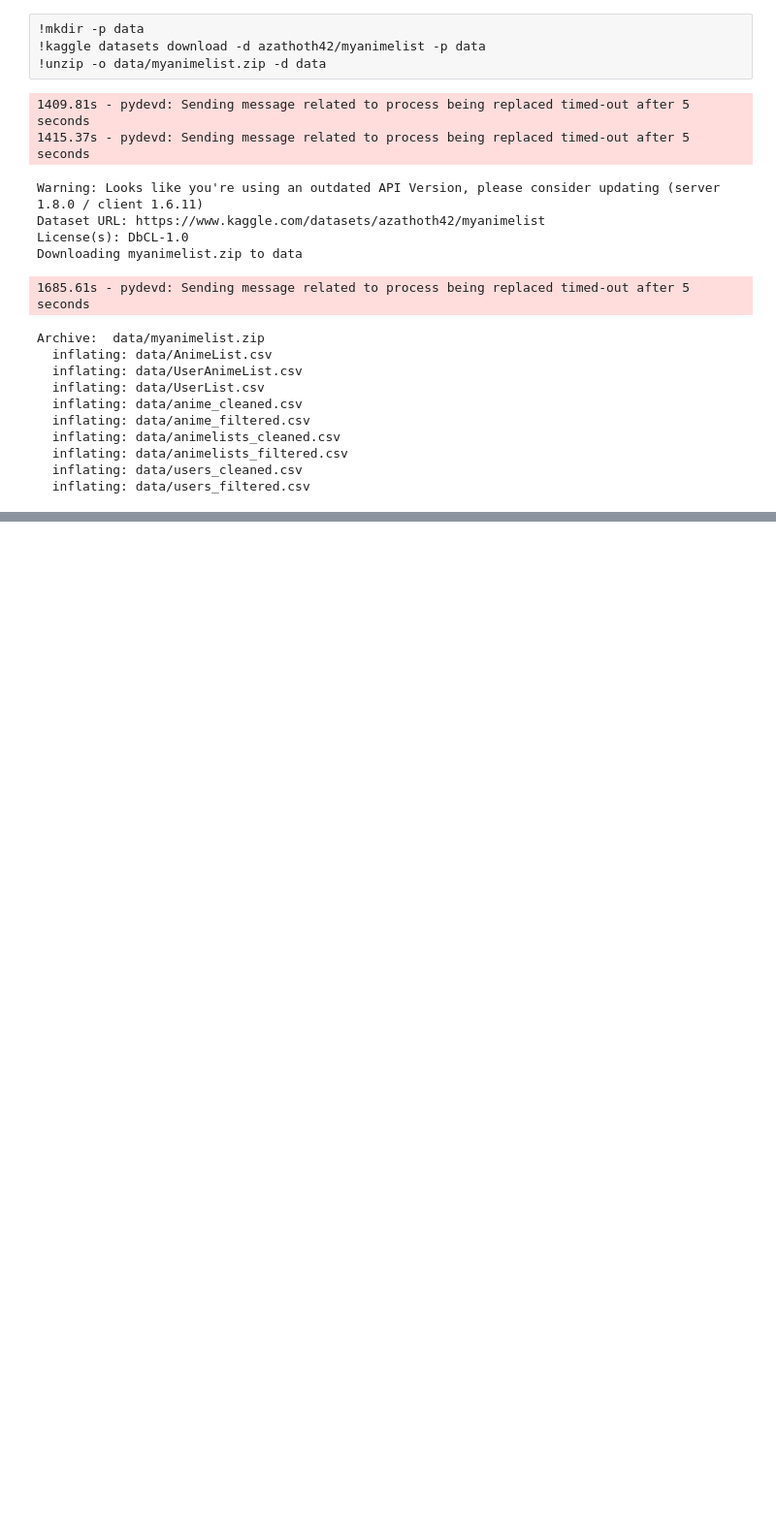
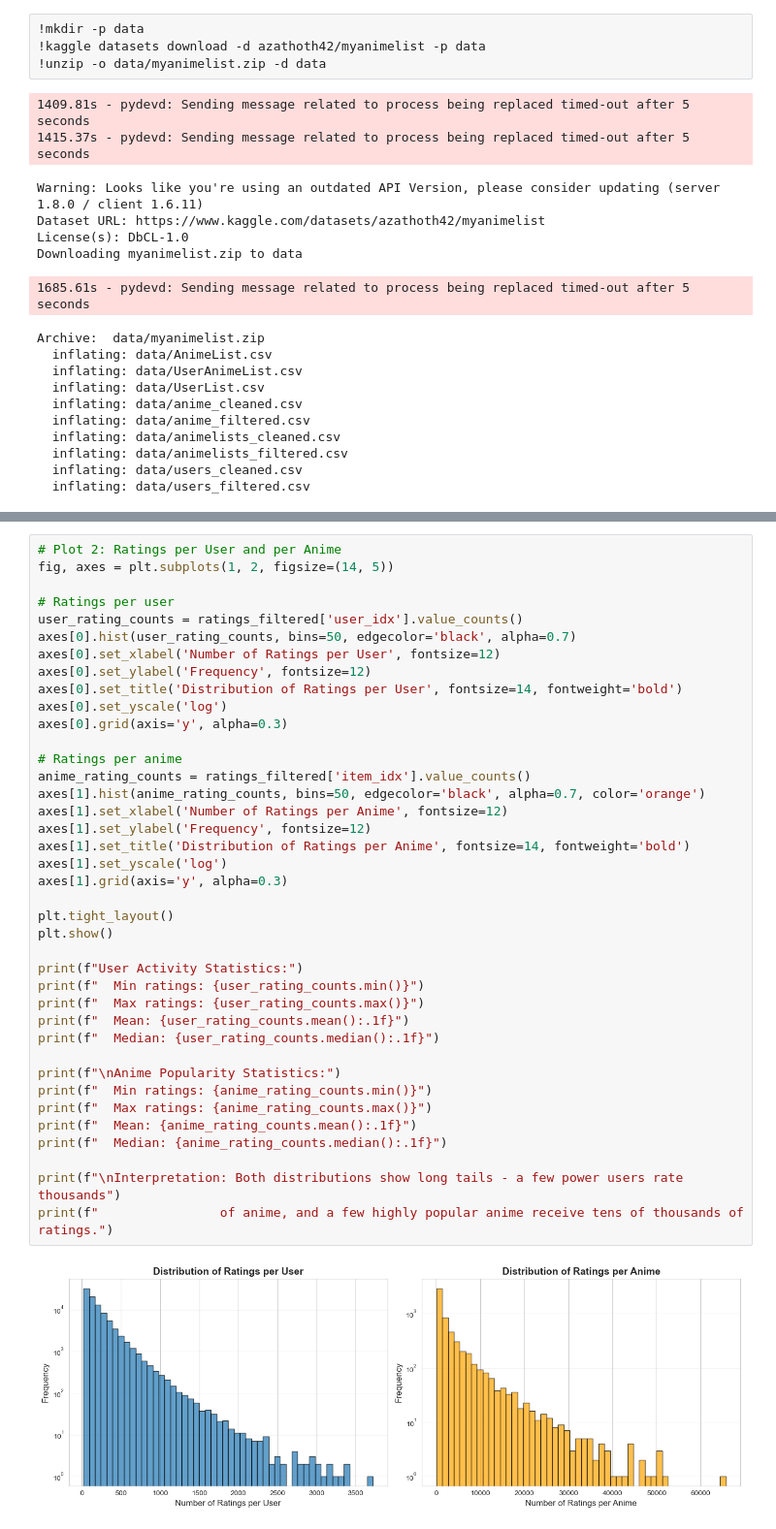
Before and after one commit to ssyquia/CSE_158_MyAnimeList, a Jupyter notebook: anime_rating.ipynb, the cells around one changed output, grey strips where cells are left out. Shown: that part at 97% size. Saved outputs shown, nothing was run; the diff lists cells and outputs as text; blank space fills up the shorter version.

```diff
--- a/anime_rating.ipynb
+++ b/anime_rating.ipynb
@@ -38,0 +354,41 @@ ratings = pd.read_csv("data/animelists_cleaned.csv")
+# %%
+# Plot 2: Ratings per User and per Anime
+fig, axes = plt.subplots(1, 2, figsize=(14, 5))
+
+# Ratings per user
+user_rating_counts = ratings_filtered['user_idx'].value_counts()
+axes[0].hist(user_rating_counts, bins=50, edgecolor='black', alpha=0.7)
+axes[0].set_xlabel('Number of Ratings per User', fontsize=12)
+axes[0].set_ylabel('Frequency', fontsize=12)
+axes[0].set_title('Distribution of Ratings per User', fontsize=14, fontweight='bold')
+axes[0].set_yscale('log')
+axes[0].grid(axis='y', alpha=0.3)
+
+# Ratings per anime
+anime_rating_counts = ratings_filtered['item_idx'].value_counts()
+axes[1].hist(anime_rating_counts, bins=50, edgecolor='black', alpha=0.7, color='orange')
+axes[1].set_xlabel('Number of Ratings per Anime', fontsize=12)
+axes[1].set_ylabel('Frequency', fontsize=12)
+axes[1].set_title('Distribution of Ratings per Anime', fontsize=14, fontweight='bold')
+axes[1].set_yscale('log')
+axes[1].grid(axis='y', alpha=0.3)
+
+plt.tight_layout()
+plt.show()
+
+print(f"User Activity Statistics:")
+print(f"  Min ratings: {user_rating_counts.min()}")
+print(f"  Max ratings: {user_rating_counts.max()}")
+print(f"  Mean: {user_rating_counts.mean():.1f}")
+print(f"  Median: {user_rating_counts.median():.1f}")
+
+print(f"\nAnime Popularity Statistics:")
+print(f"  Min ratings: {anime_rating_counts.min()}")
+print(f"  Max ratings: {anime_rating_counts.max()}")
+print(f"  Mean: {anime_rating_counts.mean():.1f}")
+print(f"  Median: {anime_rating_counts.median():.1f}")
+
+print(f"\nInterpretation: Both distributions show long tails - a few power users rate thousands")
+print(f"                of anime, and a few highly popular anime receive tens of thousands of ratings.")
+# %% [output]
+[figure, added]
```
Also changed, not shown: parts of 38 cells of this notebook.
